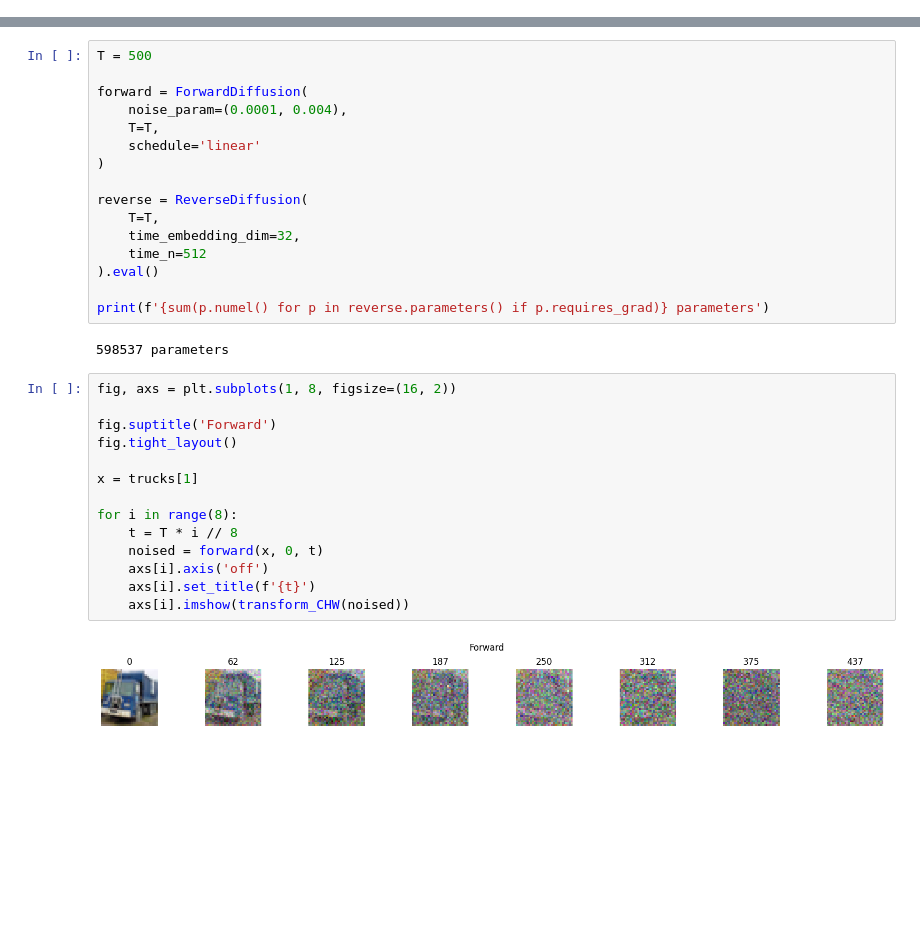
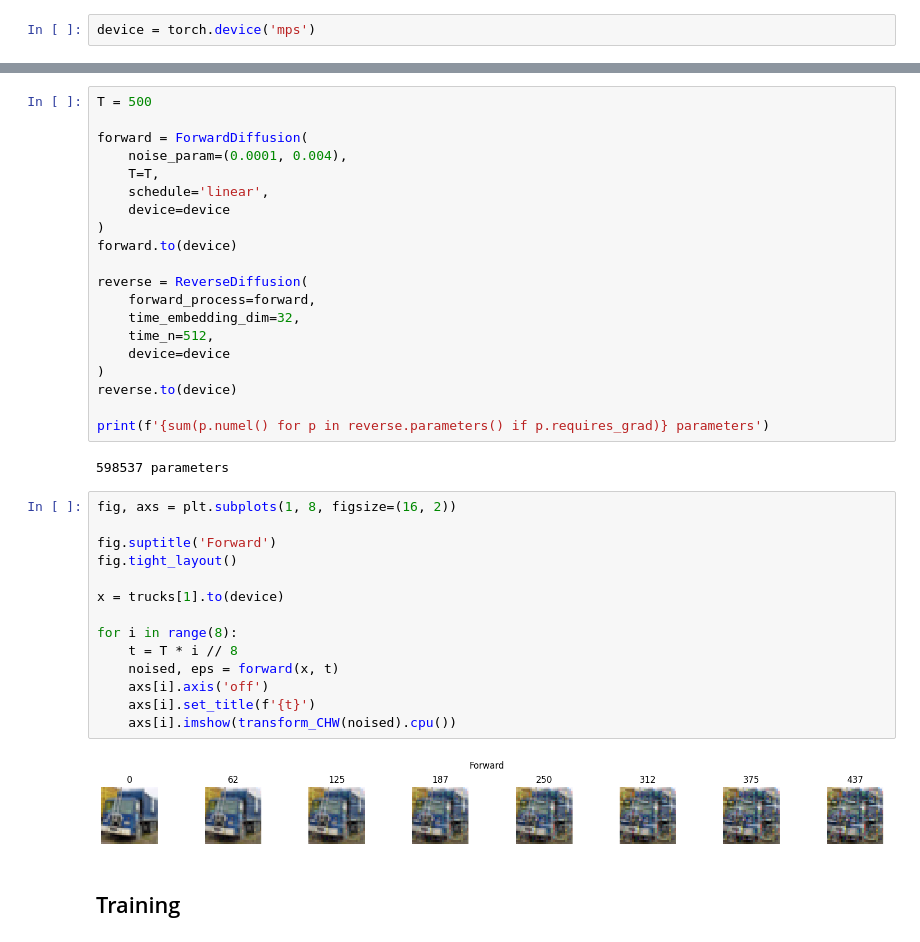
Before and after one commit to jshe2304/ddpm, a Jupyter notebook: ddpm.ipynb, the cells around one changed output, grey strips where cells are left out. Cells and saved outputs as stored; diff of their text form; blank space fills up the shorter version.

Commit message:
tenatively done. now must train on cuda

```diff
--- a/ddpm.ipynb
+++ b/ddpm.ipynb
@@ -18,6 +18,8 @@ def transform_CHW(img):
     img -= img.min()
     img /= img.max()
     return img.permute(1, 2, 0)
+# %%
+device = torch.device('mps')
 # %% [markdown]
 ## Data
 # %%
@@ -30,14 +38,18 @@ T = 500
 forward = ForwardDiffusion(
     noise_param=(0.0001, 0.004),
     T=T,
-    schedule='linear'
+    schedule='linear',
+    device=device
 )
+forward.to(device)
 
 reverse = ReverseDiffusion(
-    T=T,
+    forward_process=forward,
     time_embedding_dim=32,
-    time_n=512
-).eval()
+    time_n=512,
+    device=device
+)
+reverse.to(device)
 
 print(f'{sum(p.numel() for p in reverse.parameters() if p.requires_grad)} parameters')
 # %% [output]
@@ -45,16 +57,18 @@ print(f'{sum(p.numel() for p in reverse.parameters() if p.requires_grad)} parame
 # %%
 fig, axs = plt.subplots(1, 8, figsize=(16, 2))
 
 fig.suptitle('Forward')
 fig.tight_layout()
 
-x = trucks[1]
+x = trucks[1].to(device)
 
 for i in range(8):
     t = T * i // 8
-    noised = forward(x, 0, t)
+    noised, eps = forward(x, t)
     axs[i].axis('off')
     axs[i].set_title(f'{t}')
-    axs[i].imshow(transform_CHW(noised))
+    axs[i].imshow(transform_CHW(noised).cpu())
 # %% [output]
-[figure, old version]
+[figure, new version]
+# %% [markdown]
+## Training
```
Also changed, not shown: parts of 2 cells of this notebook, 3 other files.
